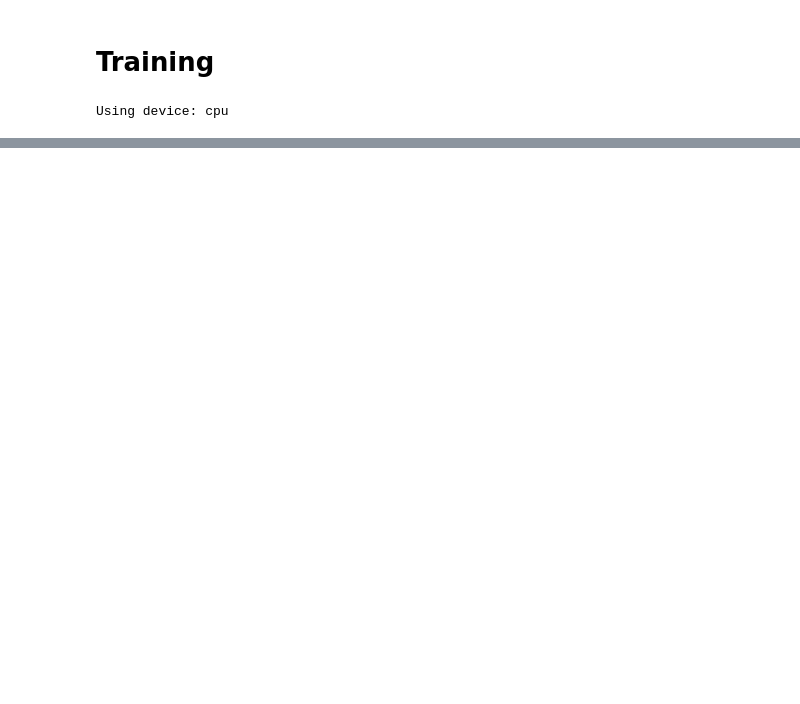
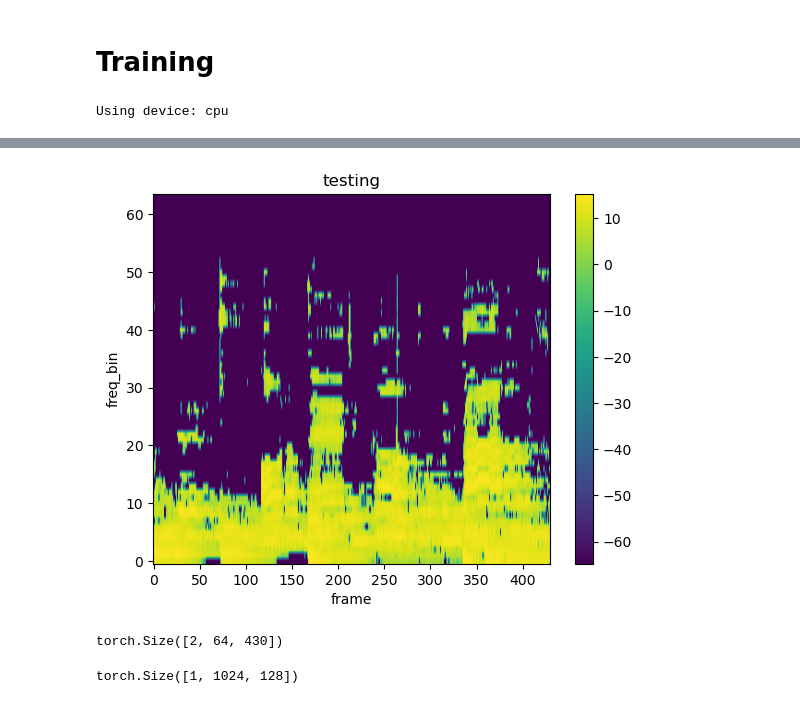
Before and after one commit to brianmodel/DeepLearningProject, a Jupyter notebook: data_preproc.ipynb, the cells around one changed output, grey strips where cells are left out. Drawn from its saved outputs; the diff is of its cells as text; code cells hidden in the pictures; blank space fills up the shorter version.

```diff
--- a/data_preproc.ipynb
+++ b/data_preproc.ipynb
@@ -457,0 +723,23 @@ KeyboardInterrupt:
+# %%
+aud = AudioHelper.open(file)
+reaud = AudioHelper.resample(aud, 44100)
+rechan = AudioHelper.rechannel(reaud, 2)
+dur_aud = AudioHelper.pad_trunc(rechan, 5000)
+
+# shift_aud = AudioTransformations.time_shift(dur_aud, 0.4)
+# sgram = AudioTransformations.spectrogram(shift_aud, n_mels=64, n_fft=1024, hop_len=None)
+# aug_sgram = AudioTransformations.spectrogram_augment(sgram, max_mask_pct=0.1, n_freq_masks=2, n_time_masks=2)
+
+aug_sgram = AudioTransformations.spectrogram(dur_aud, n_mels=64, n_fft=1024, hop_len=None)
+
+plot_spectrogram(aug_sgram[0, :, :], title='testing', ylabel='freq_bin', aspect='auto', xmax=None)
+# %% [output]
+[figure, added]
+# %%
+aug_sgram.shape
+# %% [output]
+torch.Size([2, 64, 430])
+# %%
+data.shape
+# %% [output]
+torch.Size([1, 1024, 128])
```
Also changed, not shown: parts of 55 cells of this notebook, 10 other files.
